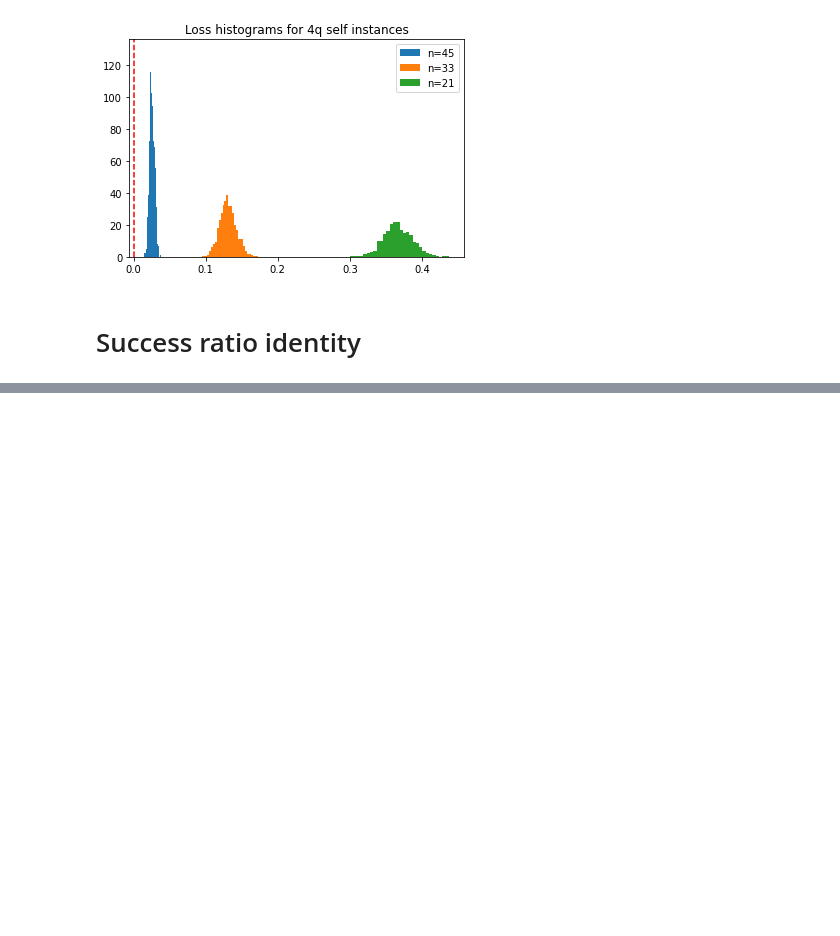
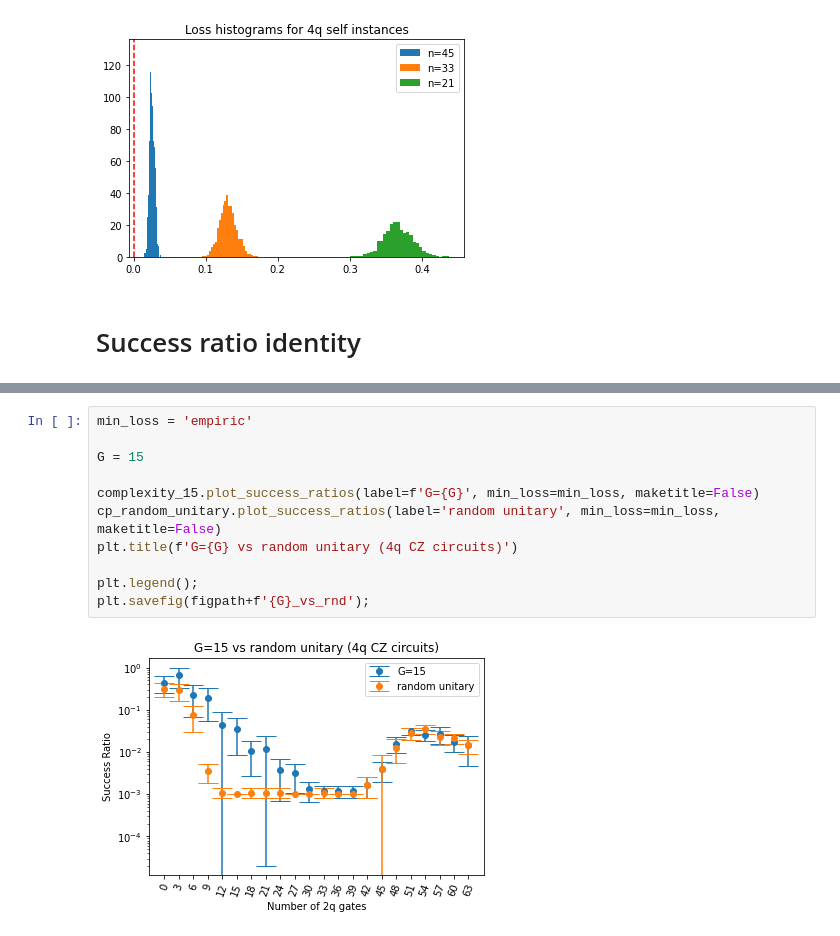
Before and after one commit to idnm/quantum_traps, a Jupyter notebook: experiments.ipynb, the cells around one changed output, grey strips where cells are left out. Saved outputs shown, nothing was run; the diff lists cells and outputs as text; blank space fills up the shorter version.

```diff
--- a/experiments.ipynb
+++ b/experiments.ipynb
@@ -423,0 +97,13 @@ def loss()
+# %%
+min_loss = 'empiric'
+
+G = 15
+
+complexity_15.plot_success_ratios(label=f'G={G}', min_loss=min_loss, maketitle=False)
+cp_random_unitary.plot_success_ratios(label='random unitary', min_loss=min_loss, maketitle=False)
+plt.title(f'G={G} vs random unitary (4q CZ circuits)')
+
+plt.legend();
+plt.savefig(figpath+f'{G}_vs_rnd');
+# %% [output]
+[figure, added]
```
Also changed, not shown: parts of 62 cells of this notebook, 3 other files.
